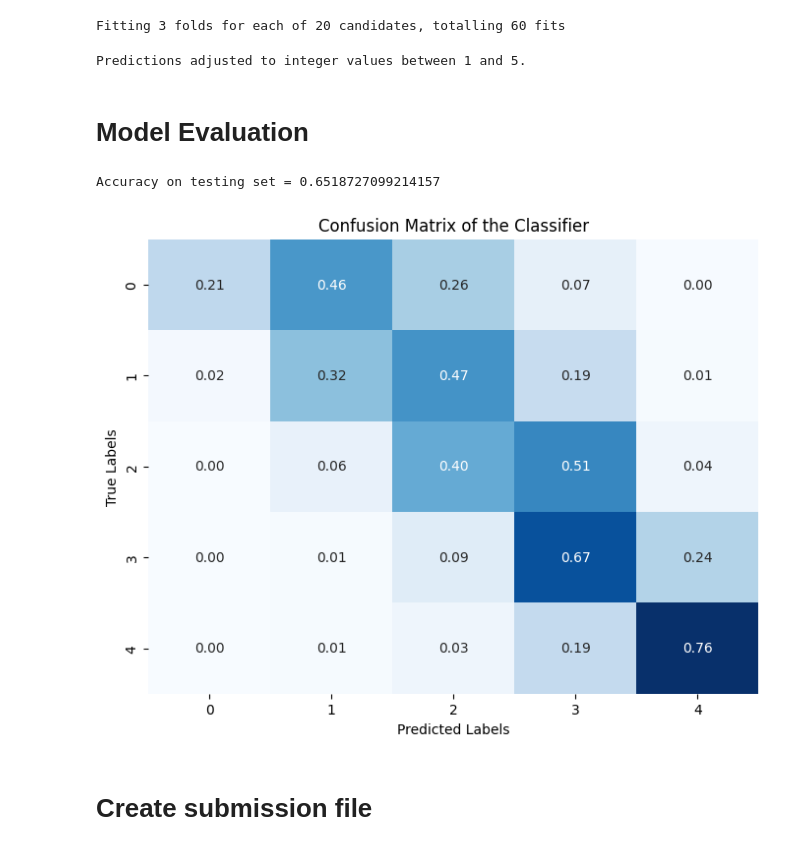
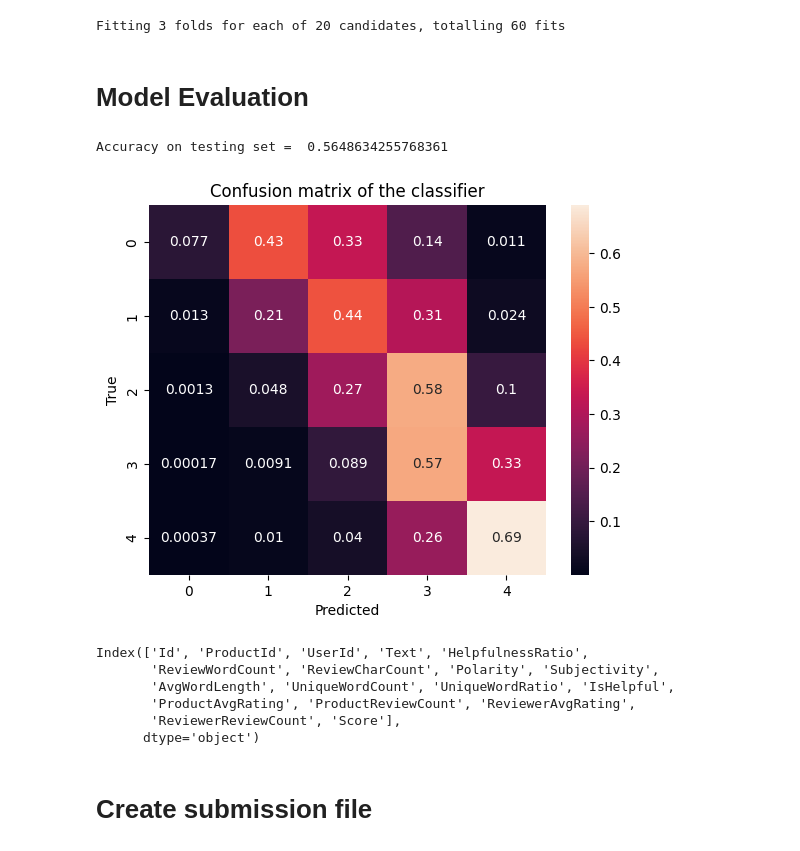
Before and after one commit to jdhzy/jdhuang-506midterm, a Jupyter notebook: xgboost.ipynb, the cells around one changed output. Cells and saved outputs as stored; diff of their text form; code cells hidden in the pictures.

Commit message:
submission 1: 0.53909

```diff
--- a/xgboost.ipynb
+++ b/xgboost.ipynb
@@ -242,0 +174,14 @@ Index(['Id', 'ProductId', 'UserId', 'Summary', 'Text', 'Score',
+# %%
+# Step 1: Generate the TF-IDF matrix and apply SVD
+tfidf_matrix = TFIDF_Vectorization(X_train)
+tfidf_reduced = svd(tfidf_matrix)
+
+# Step 2: Convert the reduced TF-IDF matrix to a DataFrame
+tfidf_features = [f'TFIDF_{i}' for i in range(tfidf_reduced.shape[1])]  # Create column names
+tfidf_reduced_df = pd.DataFrame(tfidf_reduced, columns=tfidf_features, index=X_train.index)
+
+# Step 3: Concatenate the reduced TF-IDF features back into X_train
+X_train = pd.concat([X_train.reset_index(drop=True), tfidf_reduced_df.reset_index(drop=True)], axis=1)
+
+# Now X_train includes the vectorized text columns as TF-IDF features
+print("X_train with TF-IDF features:", X_train.head())
@@ -313,40 +309,40 @@ best_xgb_model = random_search.best_estimator_
 # %% [output]
 Fitting 3 folds for each of 20 candidates, totalling 60 fits
 # %%
+model = best_xgb_model
+
 # Make predictions with the best model
-y_test_pred = best_xgb_model.predict(X_test)
+y_test_pred = model.predict(X_test)
 
 # Round the predictions to the nearest integer
 y_test_pred = np.round(y_test_pred).astype(int)
 
 # Clip predictions to ensure they are within the 1-5 range
 y_test_pred = np.clip(y_test_pred, 1, 5)
-
-print("Predictions adjusted to integer values between 1 and 5.")
-# %% [output]
-Predictions adjusted to integer values between 1 and 5.
 # %% [markdown]
 # Model Evaluation
 # %%
-from sklearn.metrics import accuracy_score, confusion_matrix
-import seaborn as sns
-import matplotlib.pyplot as plt
-import numpy as np
+# Evaluate your model on the testing set
+print("Accuracy on testing set = ", accuracy_score(y_test, y_test_pred))
 
-# Evaluate accuracy on the testing set
-accuracy = accuracy_score(y_test, y_test_pred)
-print("Accuracy on testing set =", accuracy)
-
-# Generate and plot the confusion matrix
+# Plot a confusion matrix
 cm = confusion_matrix(y_test, y_test_pred, normalize='true')
-plt.figure(figsize=(8, 6))
-sns.heatmap(cm, annot=True, fmt=".2f", cmap='Blues', cbar=False)
-plt.title('Confusion Matrix of the Classifier')
-plt.xlabel('Predicted Labels')
-plt.ylabel('True Labels')
+sns.heatmap(cm, annot=True)
+plt.title('Confusion matrix of the classifier')
+plt.xlabel('Predicted')
+plt.ylabel('True')
 plt.show()
 # %% [output]
-Accuracy on testing set = 0.6518727099214157
+Accuracy on testing set =  0.5648634255768361
-[figure, old version]
+[figure, new version]
+# %%
+X_submission.columns
+# %% [output]
+Index(['Id', 'ProductId', 'UserId', 'Text', 'HelpfulnessRatio',
+       'ReviewWordCount', 'ReviewCharCount', 'Polarity', 'Subjectivity',
+       'AvgWordLength', 'UniqueWordCount', 'UniqueWordRatio', 'IsHelpful',
+       'ProductAvgRating', 'ProductReviewCount', 'ReviewerAvgRating',
+       'ReviewerReviewCount', 'Score'],
+      dtype='object')
 # %% [markdown]
 # Create submission file
```
Also changed, not shown: parts of 23 cells of this notebook.
